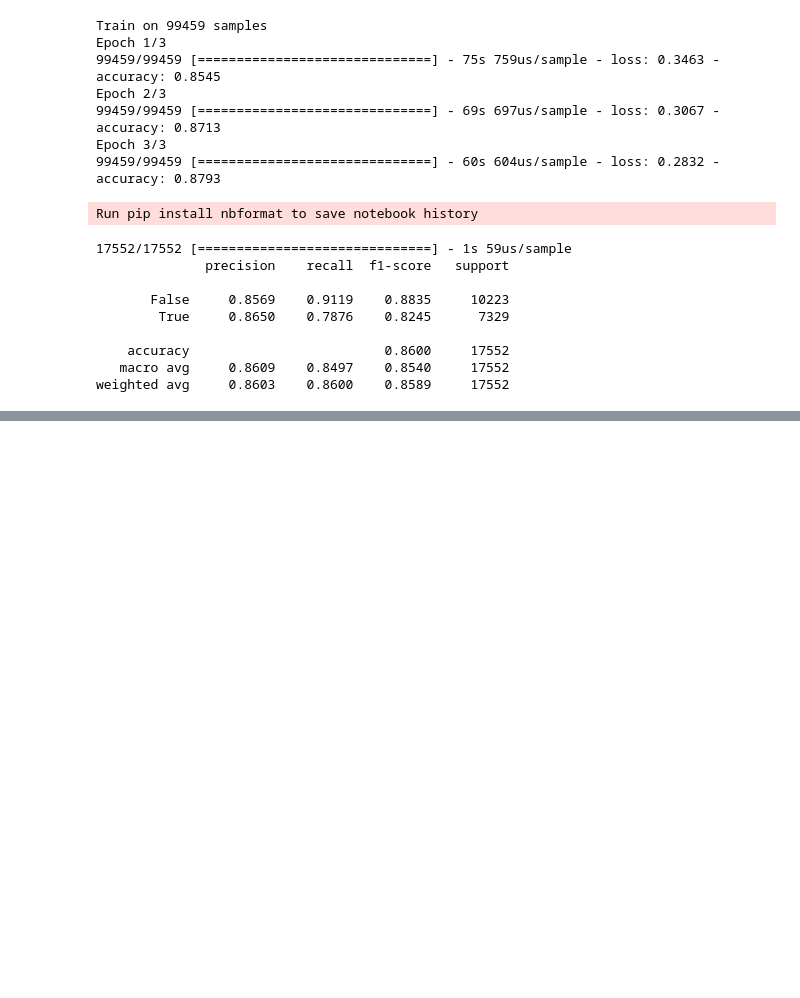
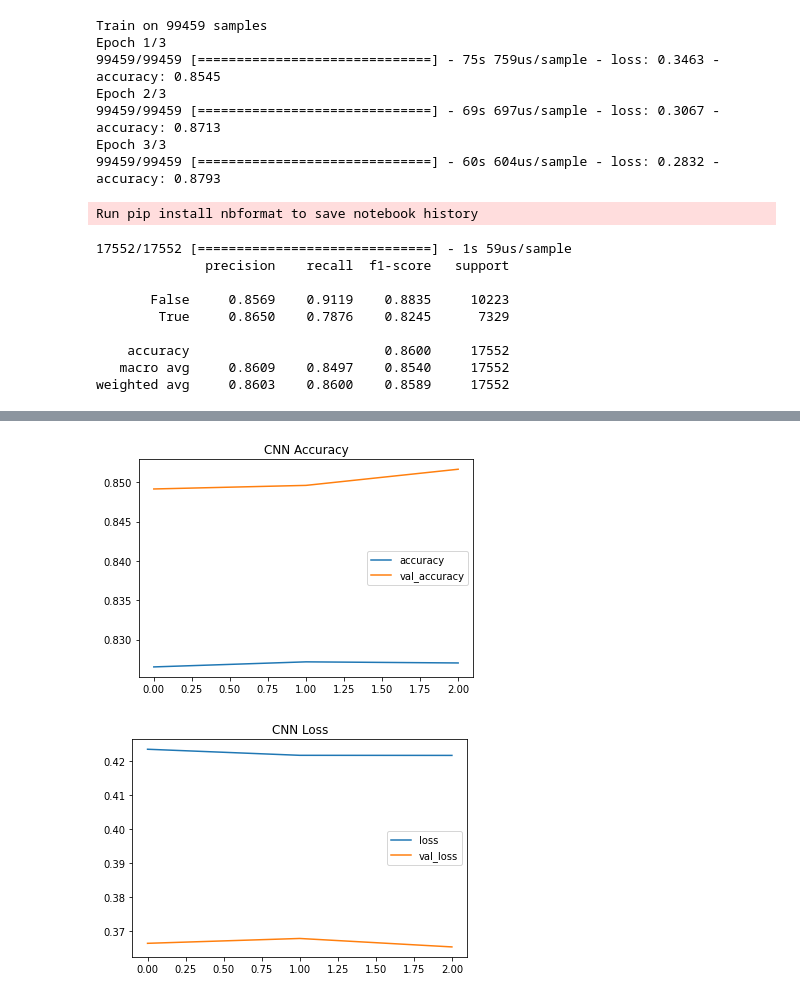
Before and after one commit to BloomTech-Labs/allay-ds, a Jupyter notebook: exploration/train_nn_models.ipynb, the cells around one changed output, grey strips where cells are left out. Drawn from its saved outputs; the diff is of its cells as text; code cells hidden in the pictures; blank space fills up the shorter version.

```diff
--- a/exploration/train_nn_models.ipynb
+++ b/exploration/train_nn_models.ipynb
@@ -302,0 +381,5 @@ weighted avg     0.8603    0.8600    0.8589     17552
+# %%
+train, y_train, val, y_val = tvt_split(medium_lemmas)
+print('Train:', train.shape, y_train.shape)
+print('Val:', val.shape, y_val.shape)
+train.head()
@@ -302,0 +395,16 @@ weighted avg     0.8603    0.8600    0.8589     17552
+# %%
+# Pad or trim sequences to MAX_SEQ_LENGTH
+
+x_train = pad_sequences(train['md_sequences'], maxlen = MAX_SEQ_LENGTH, value=N_FEATURES)
+x_val = pad_sequences(val['md_sequences'], maxlen = MAX_SEQ_LENGTH, value=N_FEATURES)
+# x_test = pad_sequences(test['md_sequences'], maxlen = MAX_SEQ_LENGTH, value=N_FEATURES)
+# %%
+# Create embeddings index from spaCy's pretrained 'en_core_web_md' model
+
+embeddings_index = np.zeros((N_FEATURES + 1, EMBEDDINGS_LEN))
+for word, idx in word2idx.items():
+  try:
+    embedding = nlp_md.vocab[word].vector
+    embeddings_index[idx] = embedding
+  except:
+    pass
@@ -302,0 +497,10 @@ weighted avg     0.8603    0.8600    0.8589     17552
+# %%
+WANDB_NOTEBOOK_NAME = "train_nn_models.ipynb"
+wandb.init(project="allay-ds-23", config = {"epochs": 3, "optimizer": "adam", "batch_size": 20})
+results = model.fit(x_train,
+                    y_train,
+                    validation_data=(x_val, y_val),
+                    epochs=3,
+                    batch_size=20,
+                    callbacks=[WandbCallback(validation_data=(x_val, y_val),
+                    labels=["appropriate", "inappropriate"])])
@@ -302,0 +520,7 @@ weighted avg     0.8603    0.8600    0.8589     17552
+# %%
+results_df = pd.DataFrame(results.history)
+results_df[['accuracy', 'val_accuracy']].plot(title='CNN Accuracy');
+results_df[['loss', 'val_loss']].plot(title='CNN Loss');
+# %% [output]
+[figure, added]
+[figure, added]
```
Also changed, not shown: parts of 18 cells of this notebook.
